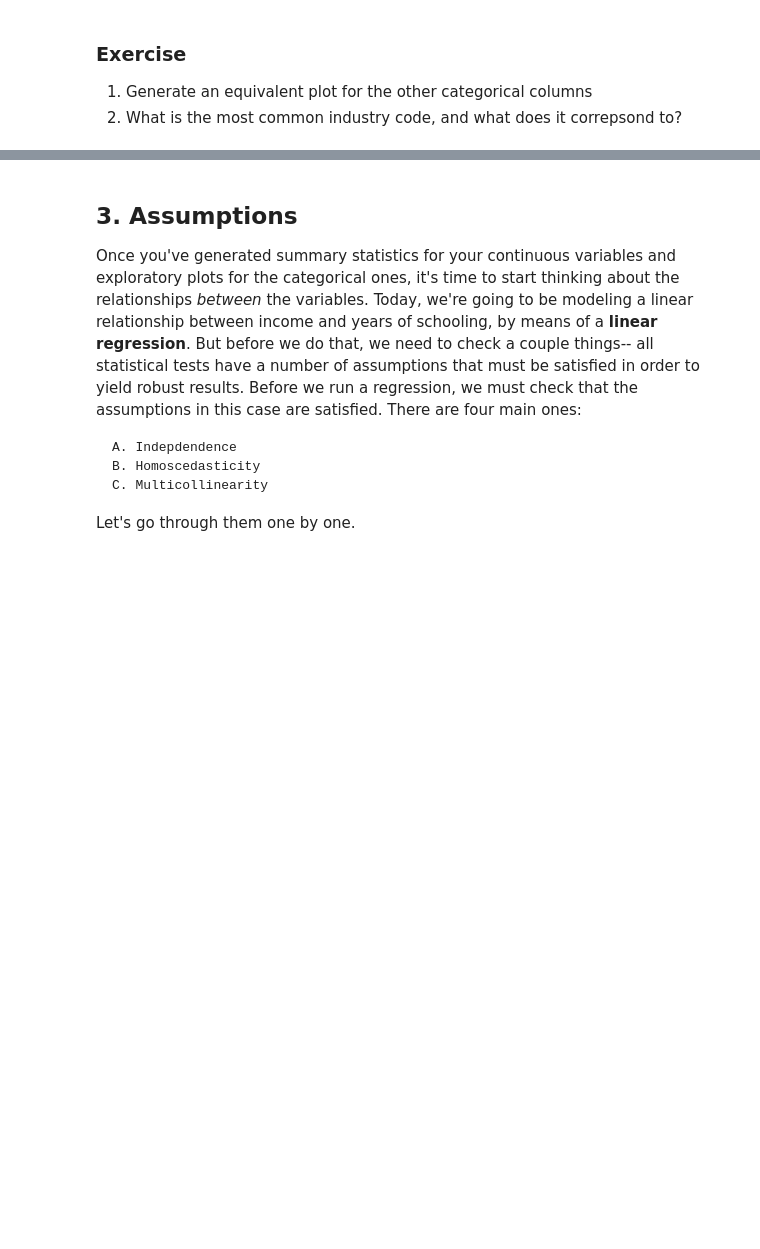
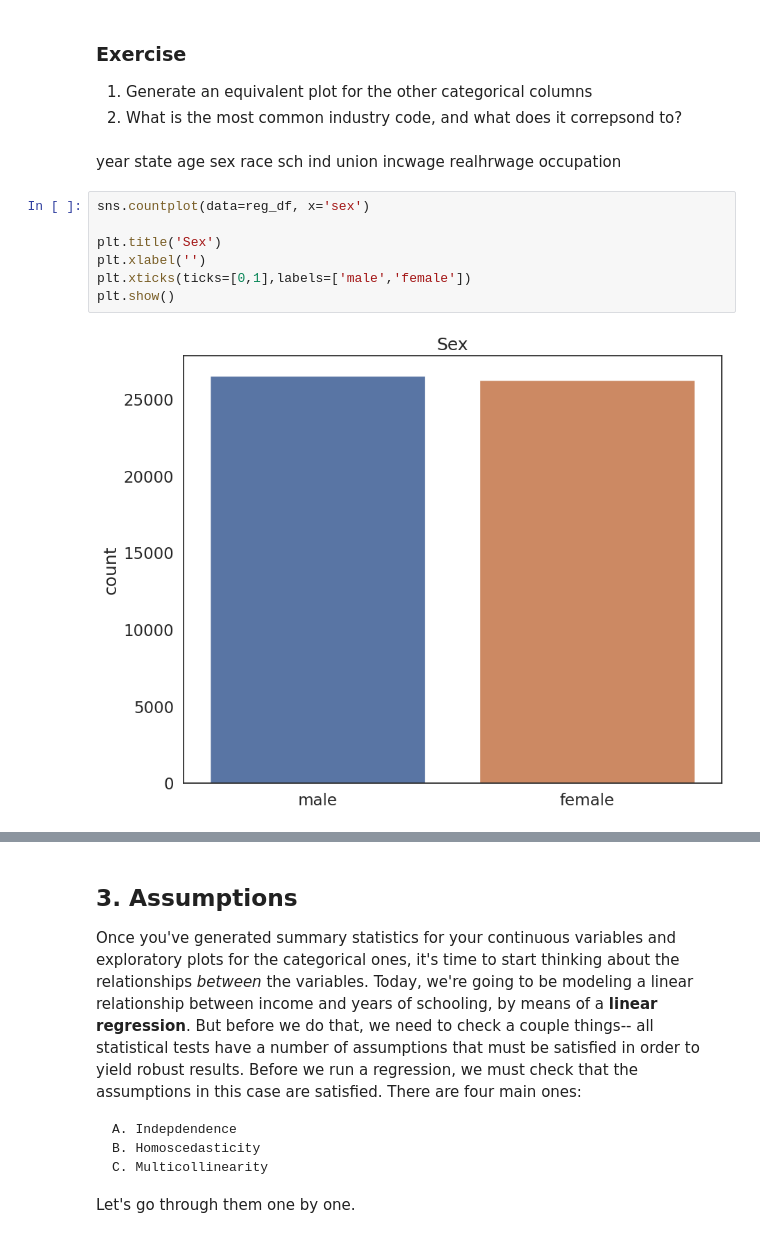
Before and after one commit to danakrasznai/QM2, a Jupyter notebook: notebooks/W08. Linear Regression.ipynb, the cells around one changed output, grey strips where cells are left out. Drawn from its saved outputs; the diff is of its cells as text; blank space fills up the shorter version.

```diff
--- a/notebooks/W08. Linear Regression.ipynb
+++ b/notebooks/W08. Linear Regression.ipynb
@@ -168,3 +168,14 @@ plt.show() # show the plot
 
 1. Generate an equivalent plot for the other categorical columns
 2. What is the most common industry code, and what does it correpsond to?
+# %% [markdown]
+year	state	age	sex	race	sch	ind	union	incwage	realhrwage	occupation
+# %%
+sns.countplot(data=reg_df, x='sex')
+
+plt.title('Sex')
+plt.xlabel('')
+plt.xticks(ticks=[0,1],labels=['male','female'])
+plt.show()
+# %% [output]
+[figure, added]
```
Also changed, not shown: parts of 3 cells of this notebook.
